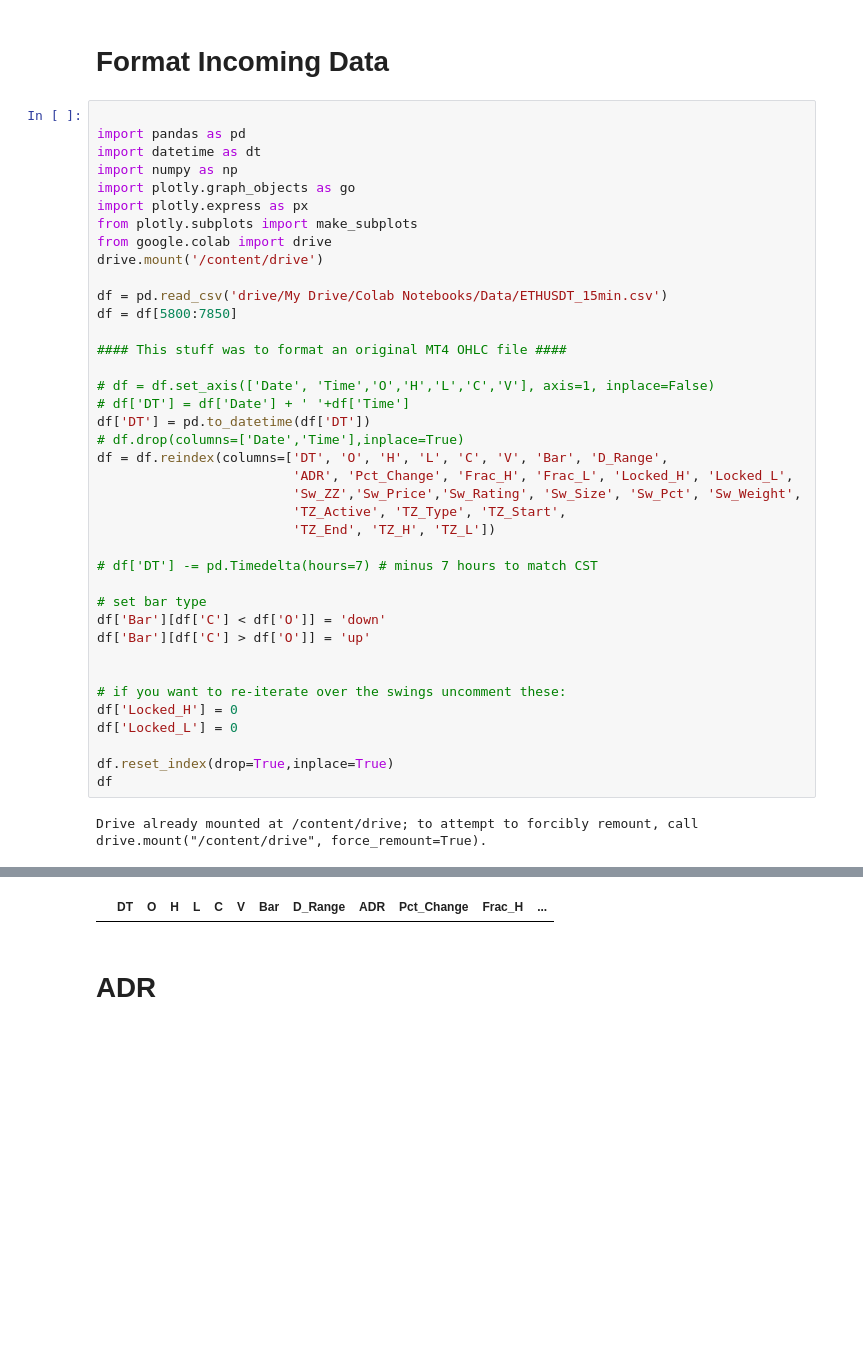
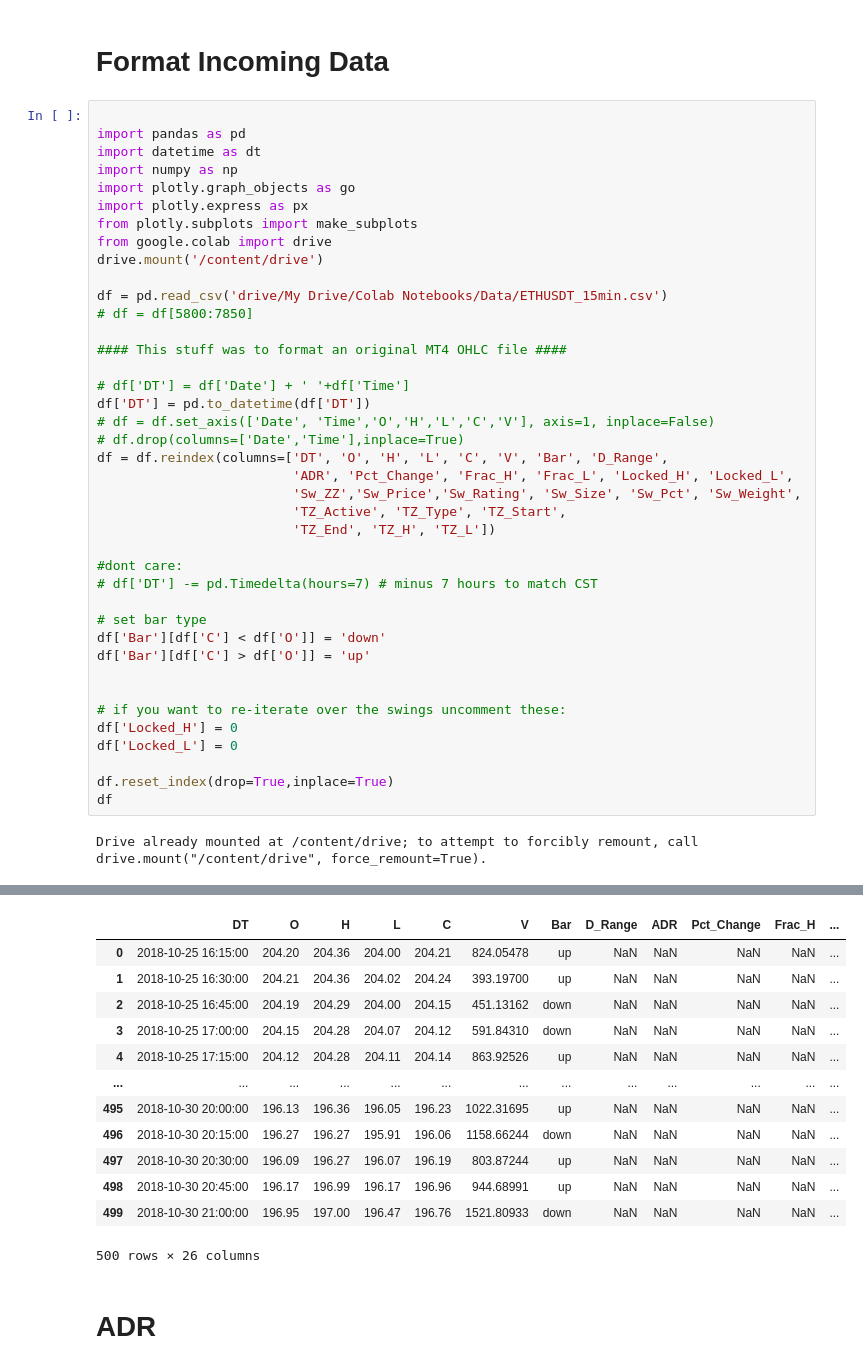
Before and after one commit to rrrudolph/trade, a Jupyter notebook: Strategy_Module.ipynb, the cells around one changed output, grey strips where cells are left out. Cells and saved outputs as stored; diff of their text form; blank space fills up the shorter version.

```diff
--- a/Strategy_Module.ipynb
+++ b/Strategy_Module.ipynb
@@ -15,45 +15,58 @@ from google.colab import drive
 drive.mount('/content/drive')
 
 df = pd.read_csv('drive/My Drive/Colab Notebooks/Data/ETHUSDT_15min.csv')
-df = df[5800:7850]
+# df = df[5800:7850]
 
 #### This stuff was to format an original MT4 OHLC file ####
 
-# df = df.set_axis(['Date', 'Time','O','H','L','C','V'], axis=1, inplace=False)
 # df['DT'] = df['Date'] + ' '+df['Time']
 df['DT'] = pd.to_datetime(df['DT'])
+# df = df.set_axis(['Date', 'Time','O','H','L','C','V'], axis=1, inplace=False)
 # df.drop(columns=['Date','Time'],inplace=True)
 df = df.reindex(columns=['DT', 'O', 'H', 'L', 'C', 'V', 'Bar', 'D_Range',
                          'ADR', 'Pct_Change', 'Frac_H', 'Frac_L', 'Locked_H', 'Locked_L',
                          'Sw_ZZ','Sw_Price','Sw_Rating', 'Sw_Size', 'Sw_Pct', 'Sw_Weight',
                          'TZ_Active', 'TZ_Type', 'TZ_Start',
                          'TZ_End', 'TZ_H', 'TZ_L'])
 
+#dont care:
 # df['DT'] -= pd.Timedelta(hours=7) # minus 7 hours to match CST
 
 # set bar type
 df['Bar'][df['C'] < df['O']] = 'down'
 df['Bar'][df['C'] > df['O']] = 'up'
 
 
 # if you want to re-iterate over the swings uncomment these:
 df['Locked_H'] = 0
 df['Locked_L'] = 0
 
 df.reset_index(drop=True,inplace=True)
 df
 # %% [output]
 Drive already mounted at /content/drive; to attempt to forcibly remount, call drive.mount("/content/drive", force_remount=True).
 A value is trying to be set on a copy of a slice from a DataFrame
 
 See the caveats in the documentation: https://pandas.pydata.org/pandas-docs/stable/user_guide/indexing.html#returning-a-view-versus-a-copy
 
 
 
 A value is trying to be set on a copy of a slice from a DataFrame
 
 See the caveats in the documentation: https://pandas.pydata.org/pandas-docs/stable/user_guide/indexing.html#returning-a-view-versus-a-copy
 |  | DT | O | H | L | C | V | Bar | D_Range | ADR | Pct_Change | Frac_H | ... |
+| 0 | 2018-10-25 16:15:00 | 204.20 | 204.36 | 204.00 | 204.21 | 824.05478 | up | NaN | NaN | NaN | NaN | ... |
+| 1 | 2018-10-25 16:30:00 | 204.21 | 204.36 | 204.02 | 204.24 | 393.19700 | up | NaN | NaN | NaN | NaN | ... |
+| 2 | 2018-10-25 16:45:00 | 204.19 | 204.29 | 204.00 | 204.15 | 451.13162 | down | NaN | NaN | NaN | NaN | ... |
+| 3 | 2018-10-25 17:00:00 | 204.15 | 204.28 | 204.07 | 204.12 | 591.84310 | down | NaN | NaN | NaN | NaN | ... |
+| 4 | 2018-10-25 17:15:00 | 204.12 | 204.28 | 204.11 | 204.14 | 863.92526 | up | NaN | NaN | NaN | NaN | ... |
+| ... | ... | ... | ... | ... | ... | ... | ... | ... | ... | ... | ... | ... |
+| 495 | 2018-10-30 20:00:00 | 196.13 | 196.36 | 196.05 | 196.23 | 1022.31695 | up | NaN | NaN | NaN | NaN | ... |
+| 496 | 2018-10-30 20:15:00 | 196.27 | 196.27 | 195.91 | 196.06 | 1158.66244 | down | NaN | NaN | NaN | NaN | ... |
+| 497 | 2018-10-30 20:30:00 | 196.09 | 196.27 | 196.07 | 196.19 | 803.87244 | up | NaN | NaN | NaN | NaN | ... |
+| 498 | 2018-10-30 20:45:00 | 196.17 | 196.99 | 196.17 | 196.96 | 944.68991 | up | NaN | NaN | NaN | NaN | ... |
+| 499 | 2018-10-30 21:00:00 | 196.95 | 197.00 | 196.47 | 196.76 | 1521.80933 | down | NaN | NaN | NaN | NaN | ... |
+500 rows × 26 columns
 # %% [markdown]
 # ADR
 # %%
```
Also changed, not shown: parts of 4 cells of this notebook.
